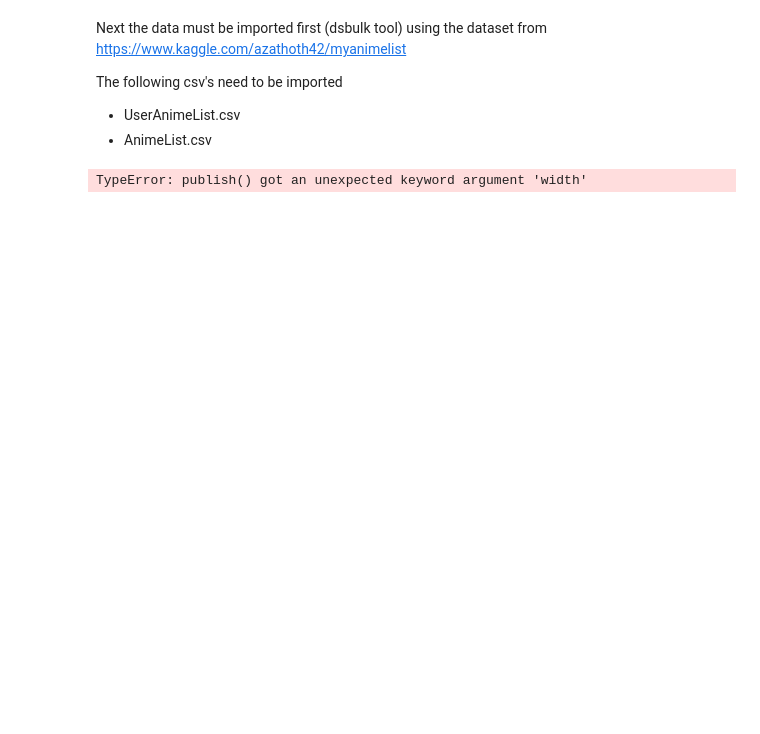
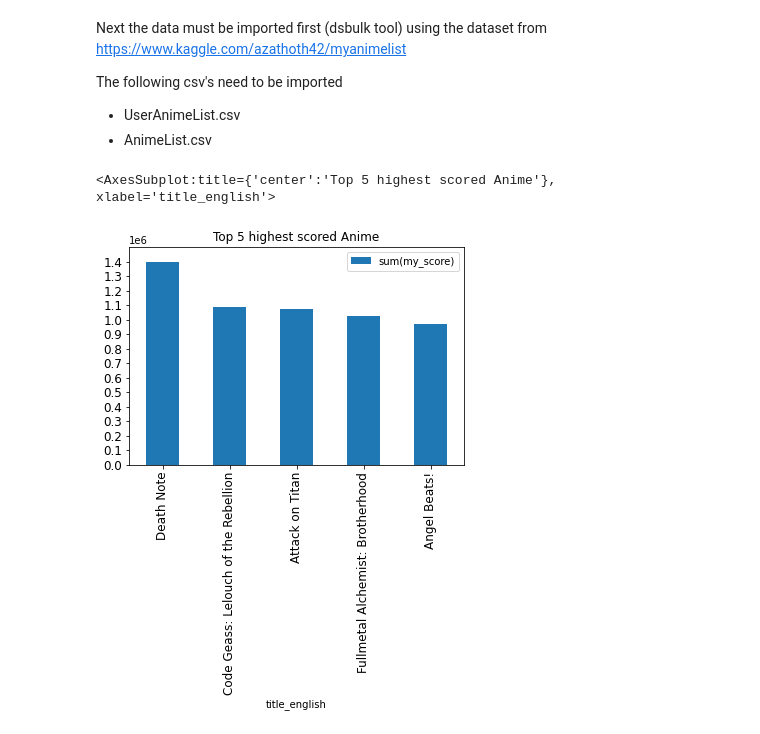
Before and after one commit to Fontys-AdventureWorksCase/big-data, a Jupyter notebook: cassandra/jupyter/Cassandra-Anime.ipynb, the cells around one changed output. Drawn from its saved outputs; the diff is of its cells as text; code cells hidden in the pictures; blank space fills up the shorter version.

```diff
--- a/cassandra/jupyter/Cassandra-Anime.ipynb
+++ b/cassandra/jupyter/Cassandra-Anime.ipynb
@@ -151,4 +172,5 @@ animeusersDF = spark.read.format("org.apache.spark.sql.cassandra").options(table
 
 stage2 = animeusersDF.groupBy("anime_id").agg(sum("my_score"),count("anime_id")).sort(desc("sum(my_score)"))
 
-result = stage2.join(animeDF,stage2.anime_id==animeDF.anime_id).select(animeDF.title_english,"sum(my_score)")
+result = stage2.join(animeDF,stage2.anime_id==animeDF.anime_id).select(
+    animeDF.title_english,"sum(my_score)").limit(5).toPandas()
@@ -162,6 +177,11 @@ res = result.limit(5).toPandas()
 # %%
 from IPython.display import display
-output = res.plot.bar(x='title_english', y='sum(my_score)', rot='vertical', figsize=(1000,1000))
+import numpy as np
+
+output = result.plot.bar(x='title_english', y='sum(my_score)', rot='vertical', yticks=np.arange(0, 1500000, 100000),
+                     fontsize=12, ylim=(0,1500000), title="Top 5 highest scored Anime")
+
 display(output)
 # %% [output]
-TypeError: publish() got an unexpected keyword argument 'width'
+<AxesSubplot:title={'center':'Top 5 highest scored Anime'}, xlabel='title_english'>
+[figure, added]
```
Also changed, not shown: parts of 3 cells of this notebook, 1 other file.
